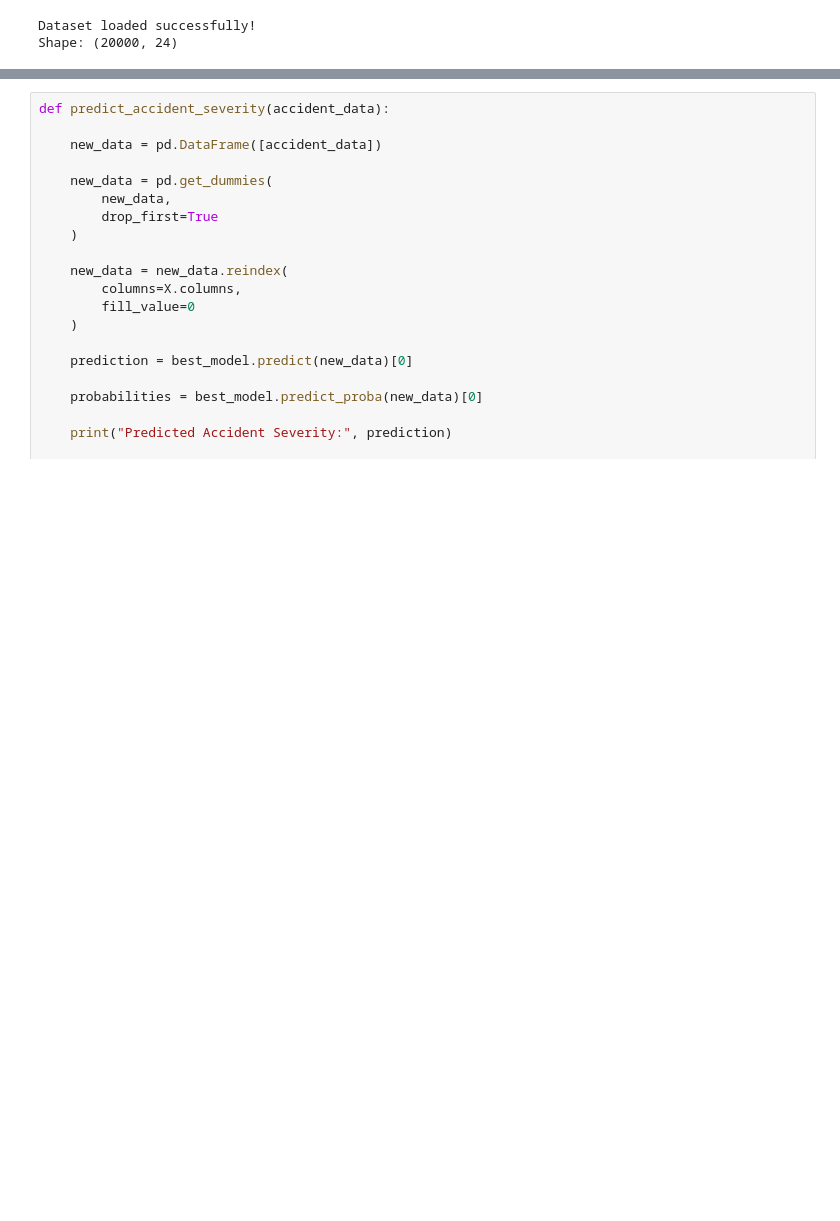
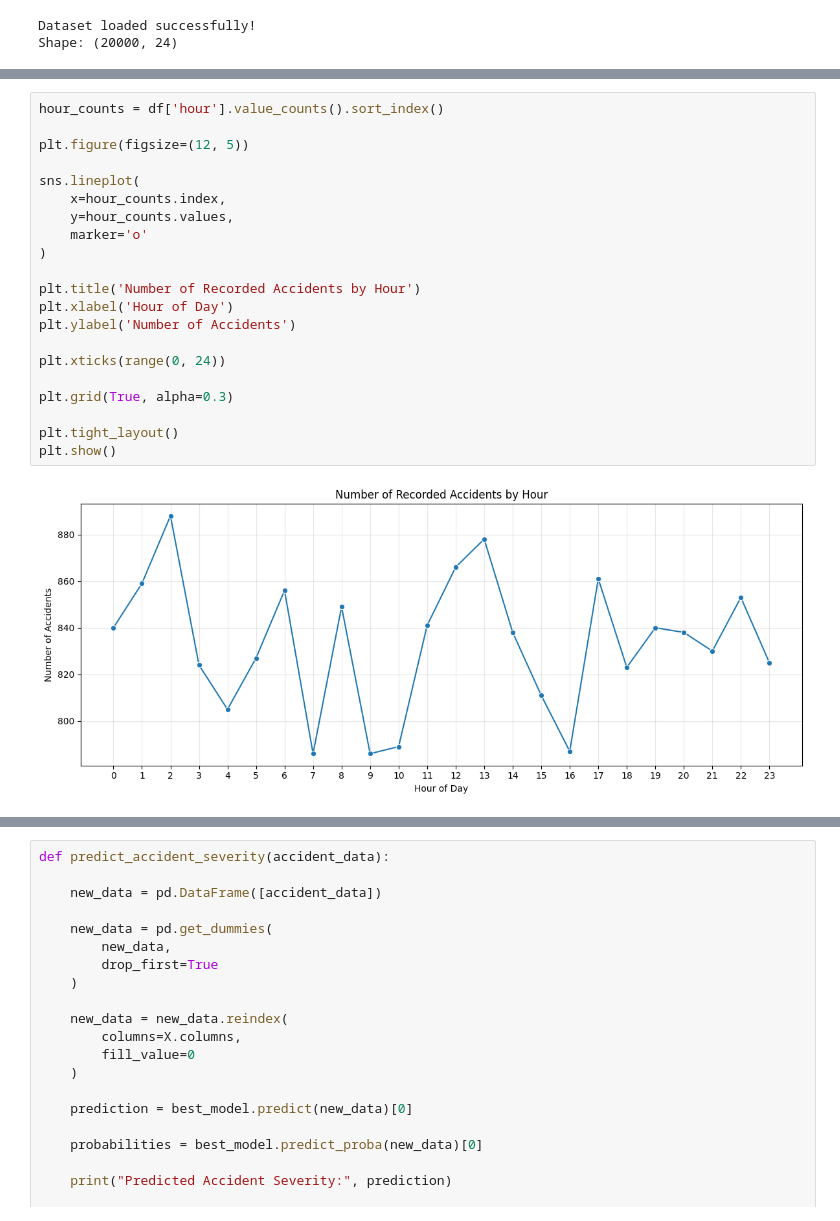
Before and after one commit to nehajacksonb24cs2143-ctrl/road-accident-severity-prediction, a Jupyter notebook: accident_analysis.ipynb, the cells around one changed output, grey strips where cells are left out. Cells and saved outputs as stored; diff of their text form; blank space fills up the shorter version.

```diff
--- a/accident_analysis.ipynb
+++ b/accident_analysis.ipynb
@@ -384,0 +309,23 @@ Shape after removing unnecessary columns: (20000, 19)
+# %%
+hour_counts = df['hour'].value_counts().sort_index()
+
+plt.figure(figsize=(12, 5))
+
+sns.lineplot(
+    x=hour_counts.index,
+    y=hour_counts.values,
+    marker='o'
+)
+
+plt.title('Number of Recorded Accidents by Hour')
+plt.xlabel('Hour of Day')
+plt.ylabel('Number of Accidents')
+
+plt.xticks(range(0, 24))
+
+plt.grid(True, alpha=0.3)
+
+plt.tight_layout()
+plt.show()
+# %% [output]
+[figure, added]
```
Also changed, not shown: parts of 102 cells of this notebook.
